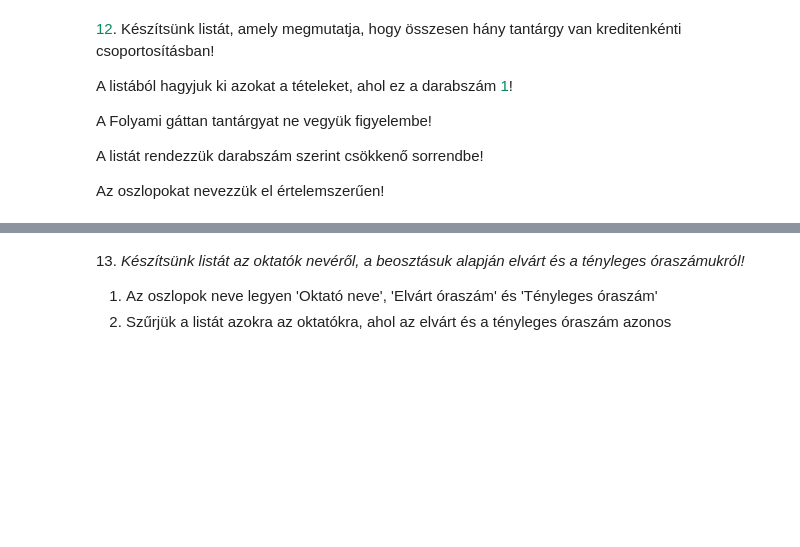
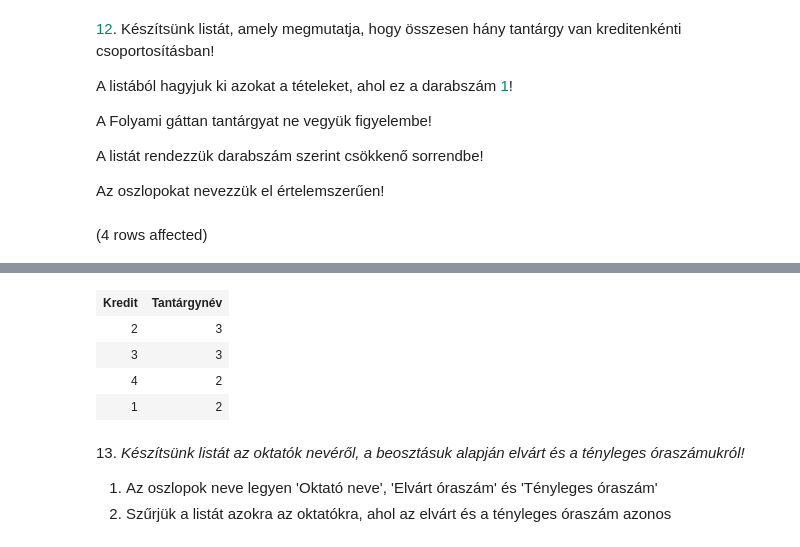
Before and after one commit to richardhestencz/Adatbazisok, a Jupyter notebook: gyakorlat03_feladatok.ipynb, the cells around one changed output, grey strips where cells are left out. Cells and saved outputs as stored; diff of their text form; code cells hidden in the pictures; blank space fills up the shorter version.

```diff
--- a/gyakorlat03_feladatok.ipynb
+++ b/gyakorlat03_feladatok.ipynb
@@ -155,3 +170,12 @@ A Folyami gáttan tantárgyat ne vegyük figyelembe!
 A listát rendezzük darabszám szerint csökkenő sorrendbe!
 
 Az oszlopokat nevezzük el értelemszerűen!
+# %%
+SELECT Kredit, COUNT(Tantárgynév) AS 'Tantárgynév'
+FROM Tantárgyak
+WHERE Tantárgynév != 'Folyami gáttan'
+GROUP BY Kredit
+HAVING COUNT(Tantárgynév) != 1
+ORDER BY  COUNT(Tantárgynév) DESC
+# %% [output]
+(4 rows affected)
@@ -158,3 +183,8 @@ Az oszlopokat nevezzük el értelemszerűen!
+| Kredit | Tantárgynév |
+| 2 | 3 |
+| 3 | 3 |
+| 4 | 2 |
+| 1 | 2 |
 # %% [markdown]
 13. _Készítsünk listát az oktatók nevéről, a beosztásuk alapján elvárt és a tényleges óraszámukról!_
 
```
Also changed, not shown: parts of 5 cells of this notebook.
